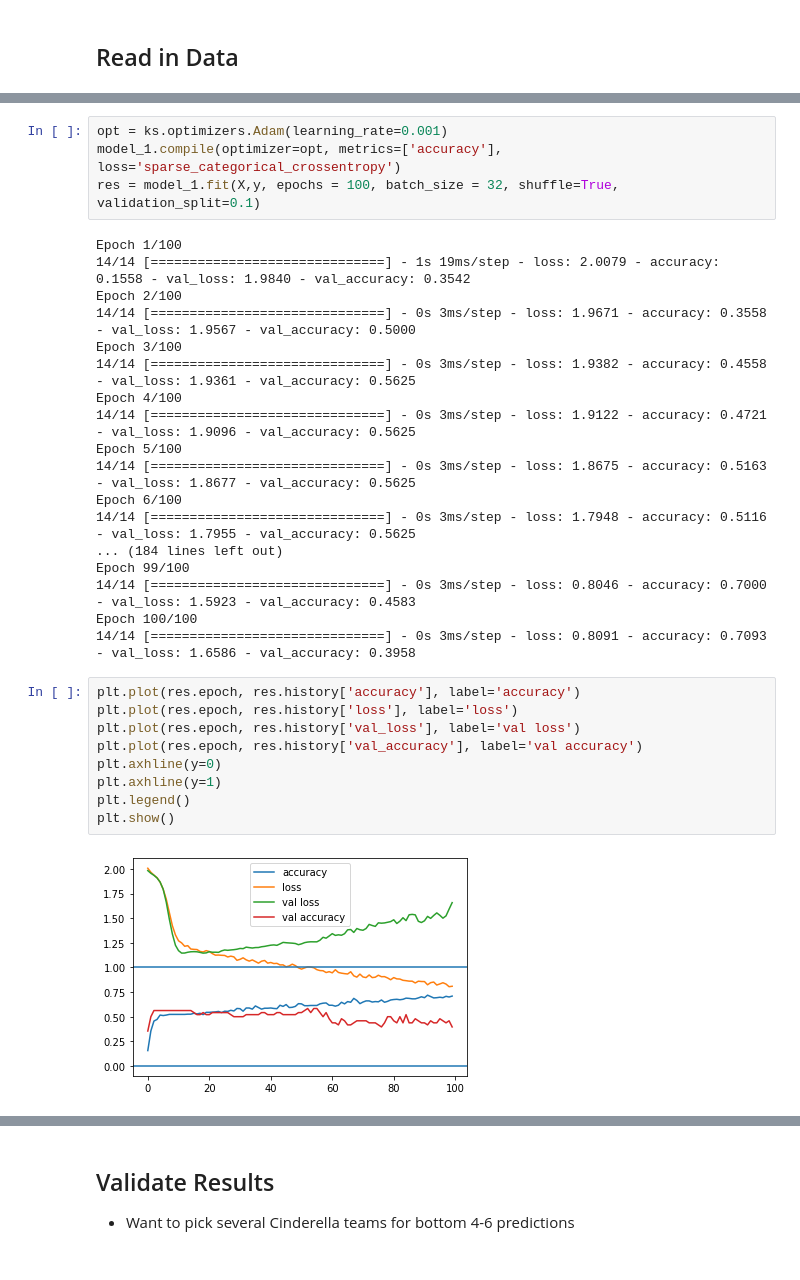
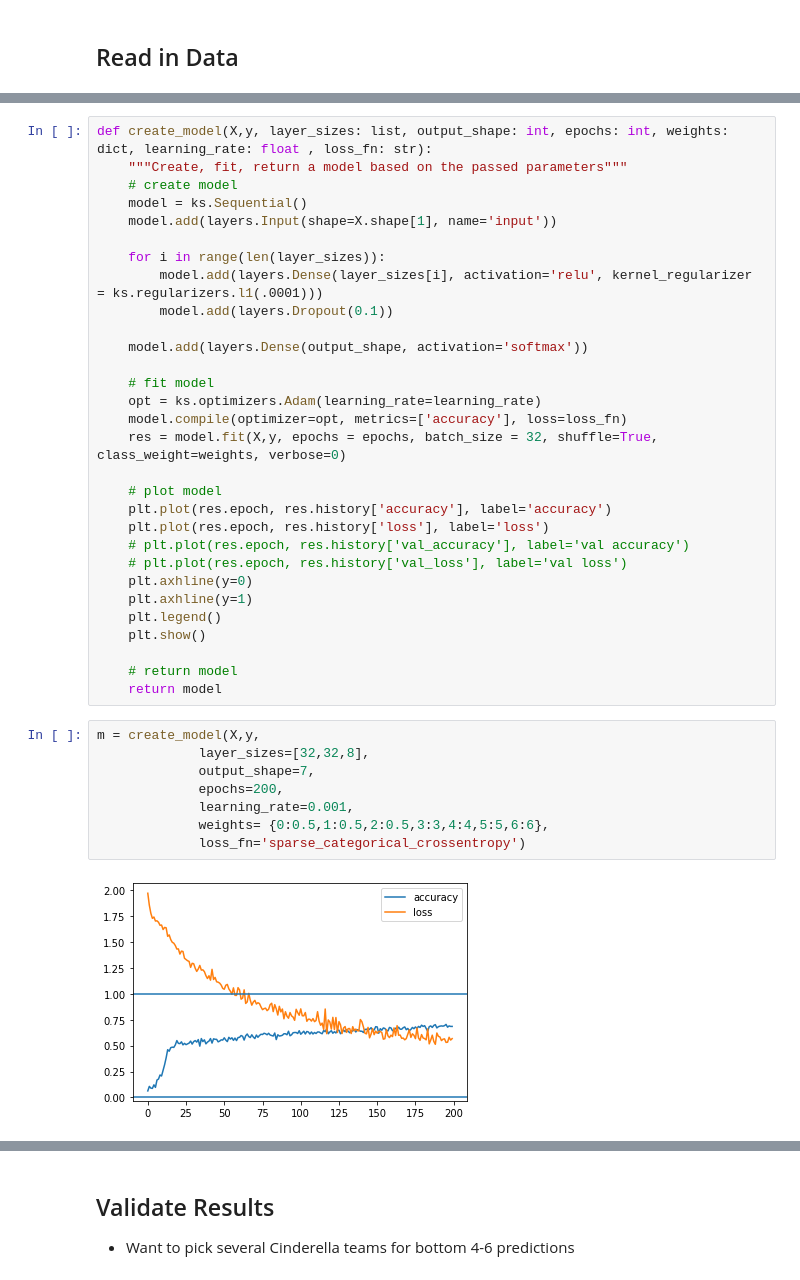
Before and after one commit to LafeWessel/March_Madness_2022, a Jupyter notebook: Model Creation.ipynb, the cells around one changed output, grey strips where cells are left out. Saved outputs shown, nothing was run; the diff lists cells and outputs as text.

Commit message:
added weighted averages and nn hyperparameter looping

```diff
--- a/Model Creation.ipynb
+++ b/Model Creation.ipynb
@@ -126,33 +141,40 @@ model_1.add(layers.Dense(7, activation='softmax'))
-# %%
-opt = ks.optimizers.Adam(learning_rate=0.001)
-model_1.compile(optimizer=opt, metrics=['accuracy'], loss='sparse_categorical_crossentropy')
-res = model_1.fit(X,y, epochs = 100, batch_size = 32, shuffle=True, validation_split=0.1)
-# %% [output]
-Epoch 1/100
-14/14 [==============================] - 1s 19ms/step - loss: 2.0079 - accuracy: 0.1558 - val_loss: 1.9840 - val_accuracy: 0.3542
-Epoch 2/100
-14/14 [==============================] - 0s 3ms/step - loss: 1.9671 - accuracy: 0.3558 - val_loss: 1.9567 - val_accuracy: 0.5000
-Epoch 3/100
-14/14 [==============================] - 0s 3ms/step - loss: 1.9382 - accuracy: 0.4558 - val_loss: 1.9361 - val_accuracy: 0.5625
-Epoch 4/100
-14/14 [==============================] - 0s 3ms/step - loss: 1.9122 - accuracy: 0.4721 - val_loss: 1.9096 - val_accuracy: 0.5625
-Epoch 5/100
-14/14 [==============================] - 0s 3ms/step - loss: 1.8675 - accuracy: 0.5163 - val_loss: 1.8677 - val_accuracy: 0.5625
-Epoch 6/100
-14/14 [==============================] - 0s 3ms/step - loss: 1.7948 - accuracy: 0.5116 - val_loss: 1.7955 - val_accuracy: 0.5625
-... (184 lines left out)
-Epoch 99/100
-14/14 [==============================] - 0s 3ms/step - loss: 0.8046 - accuracy: 0.7000 - val_loss: 1.5923 - val_accuracy: 0.4583
-Epoch 100/100
-14/14 [==============================] - 0s 3ms/step - loss: 0.8091 - accuracy: 0.7093 - val_loss: 1.6586 - val_accuracy: 0.3958
-# %%
-plt.plot(res.epoch, res.history['accuracy'], label='accuracy')
-plt.plot(res.epoch, res.history['loss'], label='loss')
-plt.plot(res.epoch, res.history['val_loss'], label='val loss')
-plt.plot(res.epoch, res.history['val_accuracy'], label='val accuracy')
-plt.axhline(y=0)
-plt.axhline(y=1)
-plt.legend()
-plt.show()
-# %% [output]
-[figure, removed]
+# %%
+def create_model(X,y, layer_sizes: list, output_shape: int, epochs: int, weights: dict, learning_rate: float , loss_fn: str):
+    """Create, fit, return a model based on the passed parameters"""
+    # create model
+    model = ks.Sequential()
+    model.add(layers.Input(shape=X.shape[1], name='input'))
+
+    for i in range(len(layer_sizes)):
+        model.add(layers.Dense(layer_sizes[i], activation='relu', kernel_regularizer = ks.regularizers.l1(.0001)))
+        model.add(layers.Dropout(0.1))
+
+    model.add(layers.Dense(output_shape, activation='softmax'))
+
+    # fit model
+    opt = ks.optimizers.Adam(learning_rate=learning_rate)
+    model.compile(optimizer=opt, metrics=['accuracy'], loss=loss_fn)
+    res = model.fit(X,y, epochs = epochs, batch_size = 32, shuffle=True, class_weight=weights, verbose=0)
+
+    # plot model
+    plt.plot(res.epoch, res.history['accuracy'], label='accuracy')
+    plt.plot(res.epoch, res.history['loss'], label='loss')
+    # plt.plot(res.epoch, res.history['val_accuracy'], label='val accuracy')
+    # plt.plot(res.epoch, res.history['val_loss'], label='val loss')
+    plt.axhline(y=0)
+    plt.axhline(y=1)
+    plt.legend()
+    plt.show()
+
+    # return model
+    return model
+# %%
+m = create_model(X,y,
+             layer_sizes=[32,32,8],
+             output_shape=7,
+             epochs=200,
+             learning_rate=0.001,
+             weights= {0:0.5,1:0.5,2:0.5,3:3,4:4,5:5,6:6},
+             loss_fn='sparse_categorical_crossentropy')
+# %% [output]
+[figure, added]
```
Also changed, not shown: parts of 11 cells of this notebook, 17 other files.
